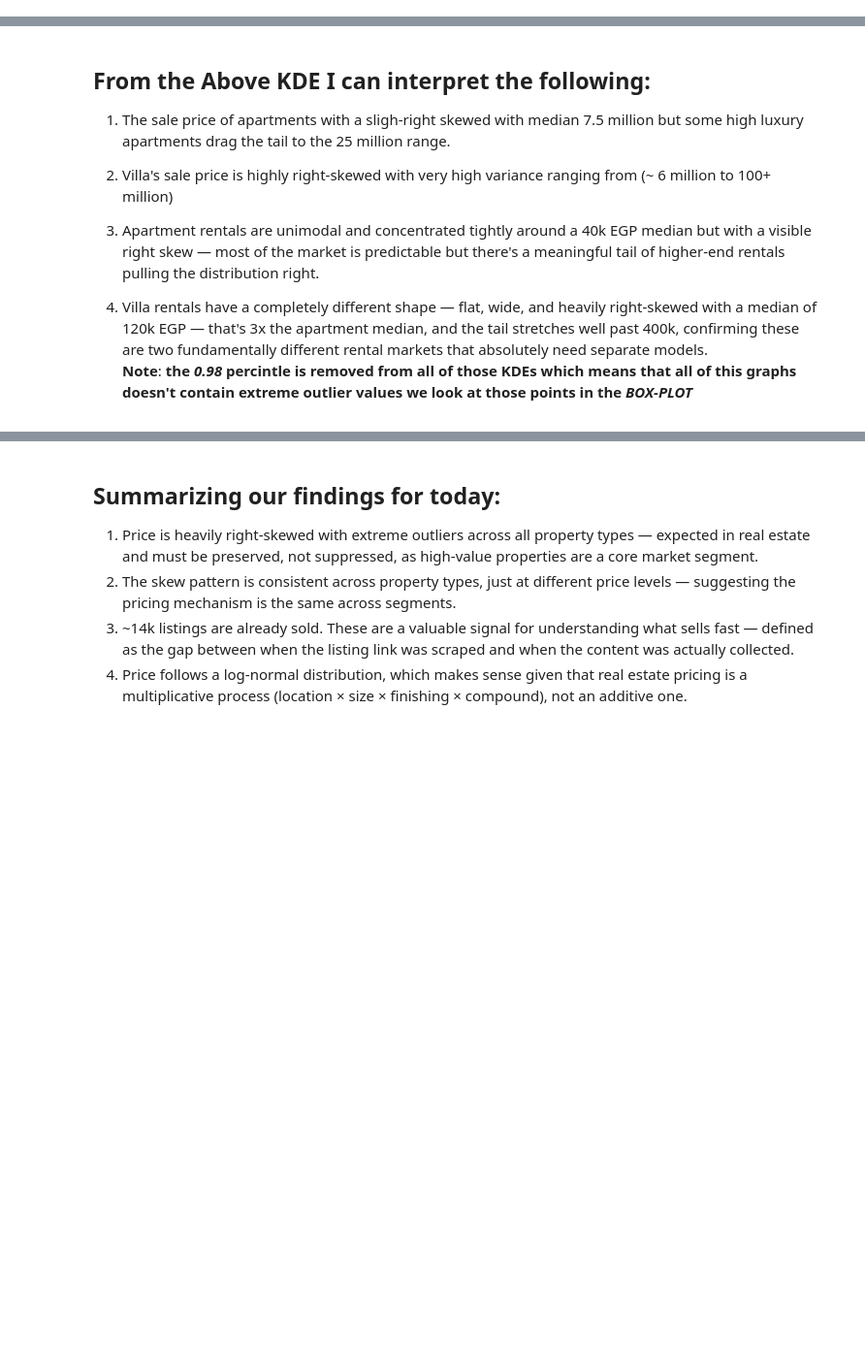
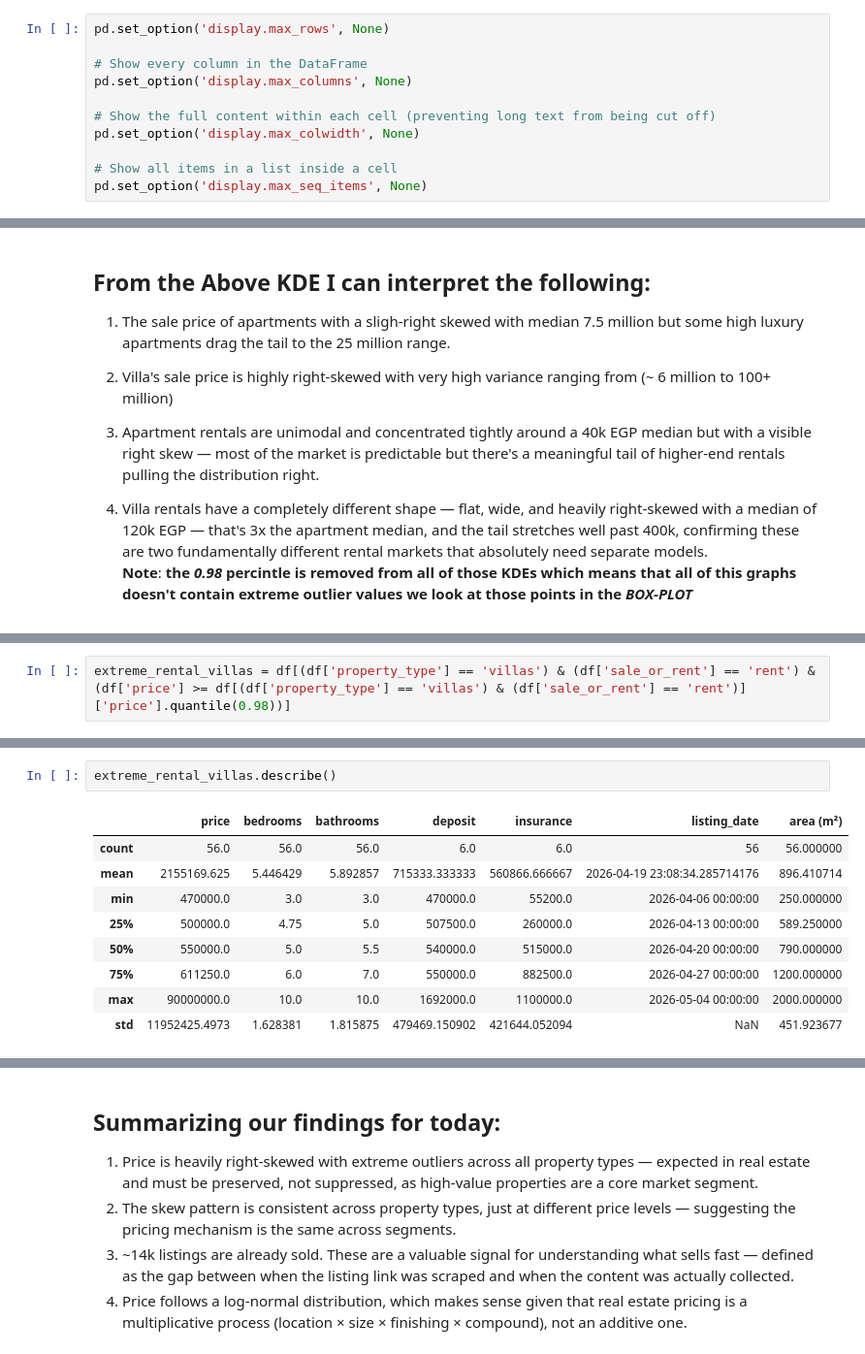
Before and after one commit to MarwanAshrafMakhlouf/cairo_real_state_intelligence_platform, a Jupyter notebook: notebooks/EDA.ipynb, the cells around one changed output, grey strips where cells are left out. Shown at 97% size. Cells and saved outputs as stored; diff of their text form; blank space fills up the shorter version.

```diff
--- a/notebooks/EDA.ipynb
+++ b/notebooks/EDA.ipynb
@@ -15,6 +15,17 @@ import plotly.graph_objects as go
 from ipywidgets import widgets
 from IPython.display import display
 import yaml
+# %%
+pd.set_option('display.max_rows', None)
+
+# Show every column in the DataFrame
+pd.set_option('display.max_columns', None)
+
+# Show the full content within each cell (preventing long text from being cut off)
+pd.set_option('display.max_colwidth', None)
+
+# Show all items in a list inside a cell
+pd.set_option('display.max_seq_items', None)
 # %%
 with open('../config.yaml', 'r') as f:
     config = yaml.safe_load(f)
@@ -799,0 +871,2 @@ for pro in property_type:
+# %%
+extreme_rental_villas = df[(df['property_type'] == 'villas') & (df['sale_or_rent'] == 'rent') & (df['price'] >= df[(df['property_type'] == 'villas') & (df['sale_or_rent'] == 'rent')]['price'].quantile(0.98))]
@@ -799,0 +902,12 @@ for pro in property_type:
+# %%
+extreme_rental_villas.describe()
+# %% [output]
+|  | price | bedrooms | bathrooms | deposit | insurance | listing_date | area (m²) |
+| count | 56.0 | 56.0 | 56.0 | 6.0 | 6.0 | 56 | 56.000000 |
+| mean | 2155169.625 | 5.446429 | 5.892857 | 715333.333333 | 560866.666667 | 2026-04-19 23:08:34.285714176 | 896.410714 |
+| min | 470000.0 | 3.0 | 3.0 | 470000.0 | 55200.0 | 2026-04-06 00:00:00 | 250.000000 |
+| 25% | 500000.0 | 4.75 | 5.0 | 507500.0 | 260000.0 | 2026-04-13 00:00:00 | 589.250000 |
+| 50% | 550000.0 | 5.0 | 5.5 | 540000.0 | 515000.0 | 2026-04-20 00:00:00 | 790.000000 |
+| 75% | 611250.0 | 6.0 | 7.0 | 550000.0 | 882500.0 | 2026-04-27 00:00:00 | 1200.000000 |
+| max | 90000000.0 | 10.0 | 10.0 | 1692000.0 | 1100000.0 | 2026-05-04 00:00:00 | 2000.000000 |
+| std | 11952425.4973 | 1.628381 | 1.815875 | 479469.150902 | 421644.052094 | NaN | 451.923677 |
```
Also changed, not shown: parts of 40 cells of this notebook, 4 other files.
